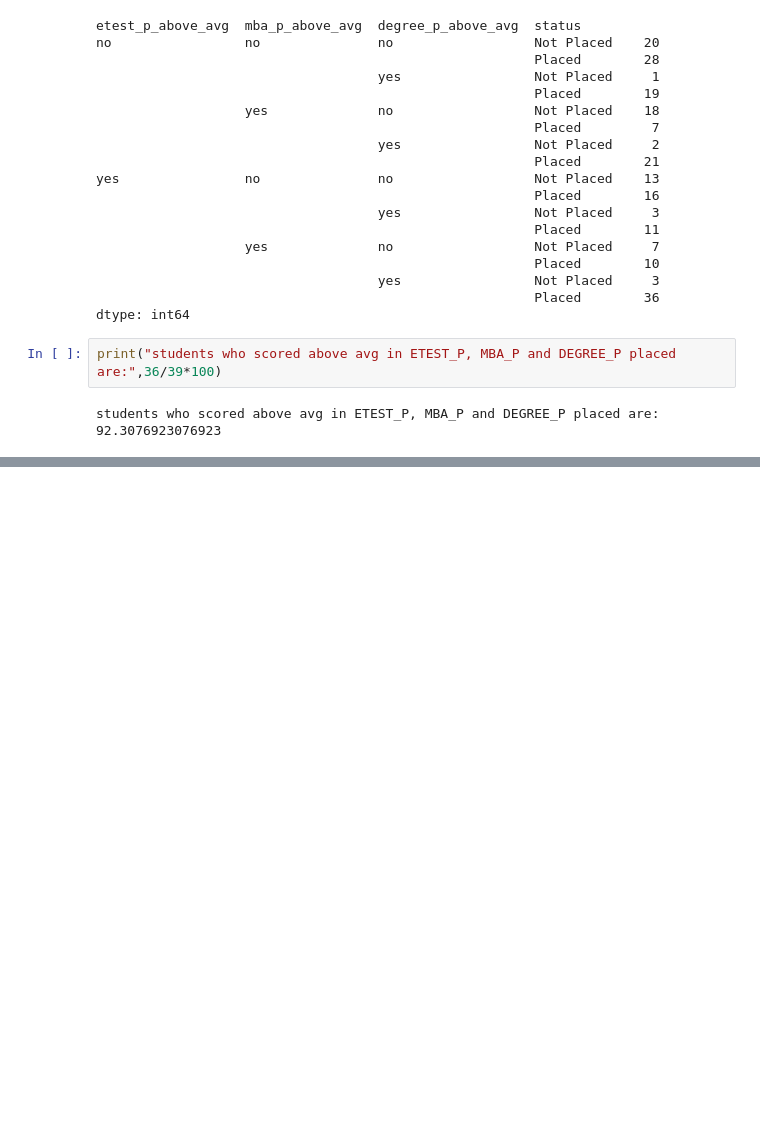
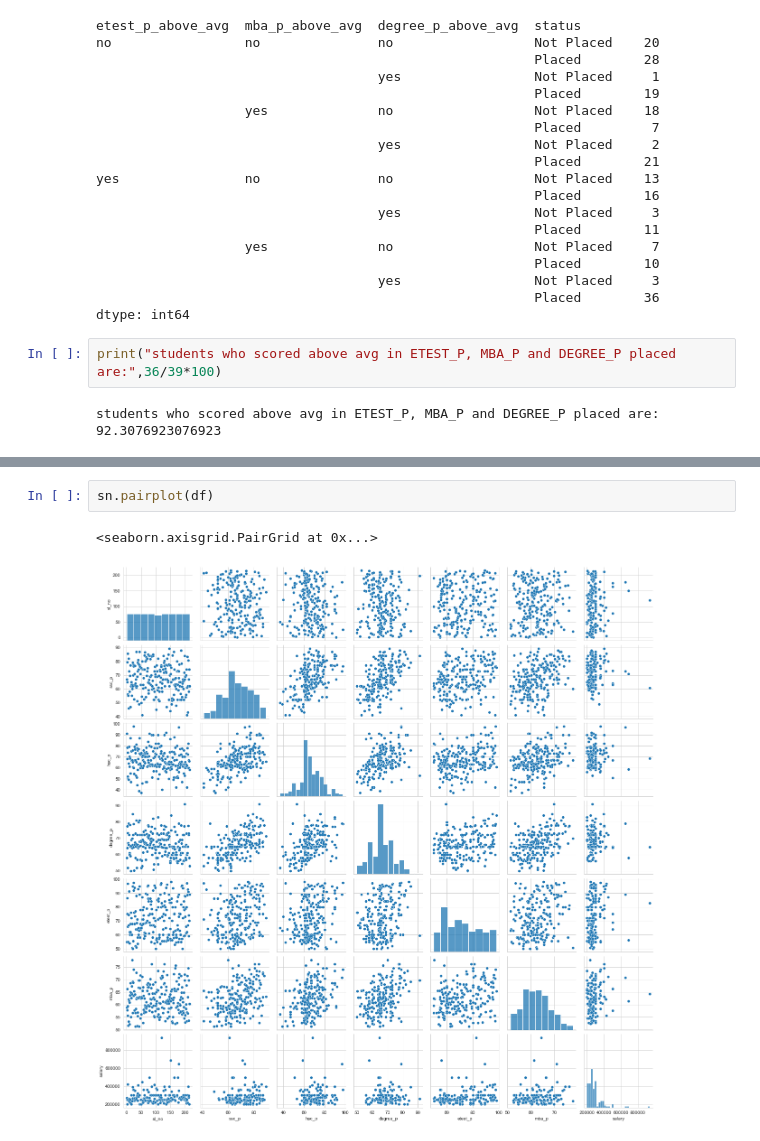
Before and after one commit to SaiSatya16/Hackathon-BrainDead-IIEST, a Jupyter notebook: Problem-1/Satya_notebook.ipynb, the cells around one changed output, grey strips where cells are left out. Cells and saved outputs as stored; diff of their text form; blank space fills up the shorter version.

```diff
--- a/Problem-1/Satya_notebook.ipynb
+++ b/Problem-1/Satya_notebook.ipynb
@@ -650,0 +876,5 @@ students who scored above avg in ETEST_P, MBA_P and DEGREE_P placed are: 92.3076
+# %%
+sn.pairplot(df)
+# %% [output]
+<seaborn.axisgrid.PairGrid at 0x...>
+[figure, added]
```
Also changed, not shown: parts of 23 cells of this notebook.
